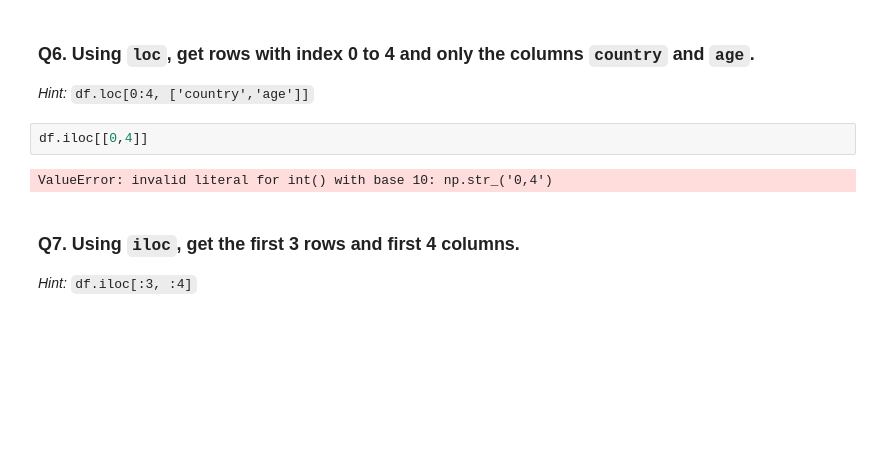
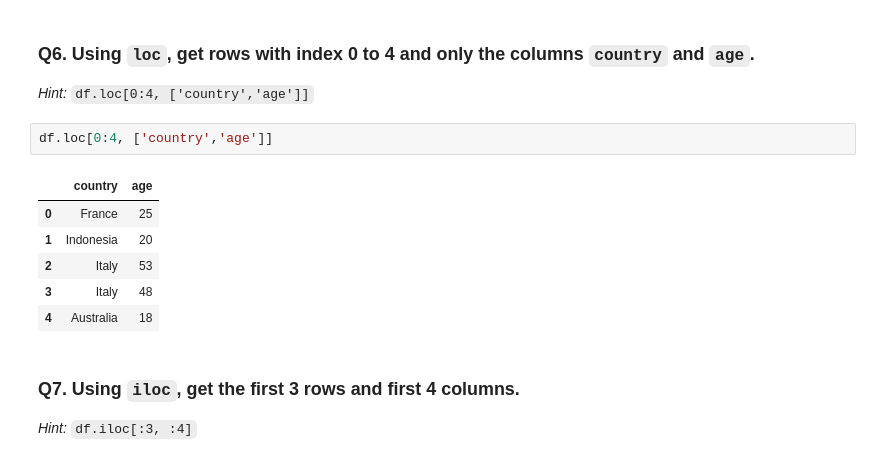
Before and after one commit to shiva3994/Python, a Jupyter notebook: Spotify_User_Behv/Day02_Selecting_Columns_and_Rows_indexing_loc__PRACTICE.ipynb, the cells around one changed output. Drawn from its saved outputs; the diff is of its cells as text; blank space fills up the shorter version.

```diff
--- a/Spotify_User_Behv/Day02_Selecting_Columns_and_Rows_indexing_loc__PRACTICE.ipynb
+++ b/Spotify_User_Behv/Day02_Selecting_Columns_and_Rows_indexing_loc__PRACTICE.ipynb
@@ -139,9 +139,14 @@ df.iloc[[100,104]]
 
 *Hint:* `df.loc[0:4, ['country','age']]`
 # %%
-df.iloc[[0,4]]
+df.loc[0:4, ['country','age']]
 # %% [output]
-ValueError: invalid literal for int() with base 10: np.str_('0,4')
+|  | country | age |
+| 0 | France | 25 |
+| 1 | Indonesia | 20 |
+| 2 | Italy | 53 |
+| 3 | Italy | 48 |
+| 4 | Australia | 18 |
 # %% [markdown]
 ### Q7. Using `iloc`, get the first 3 rows and first 4 columns.
 
```
